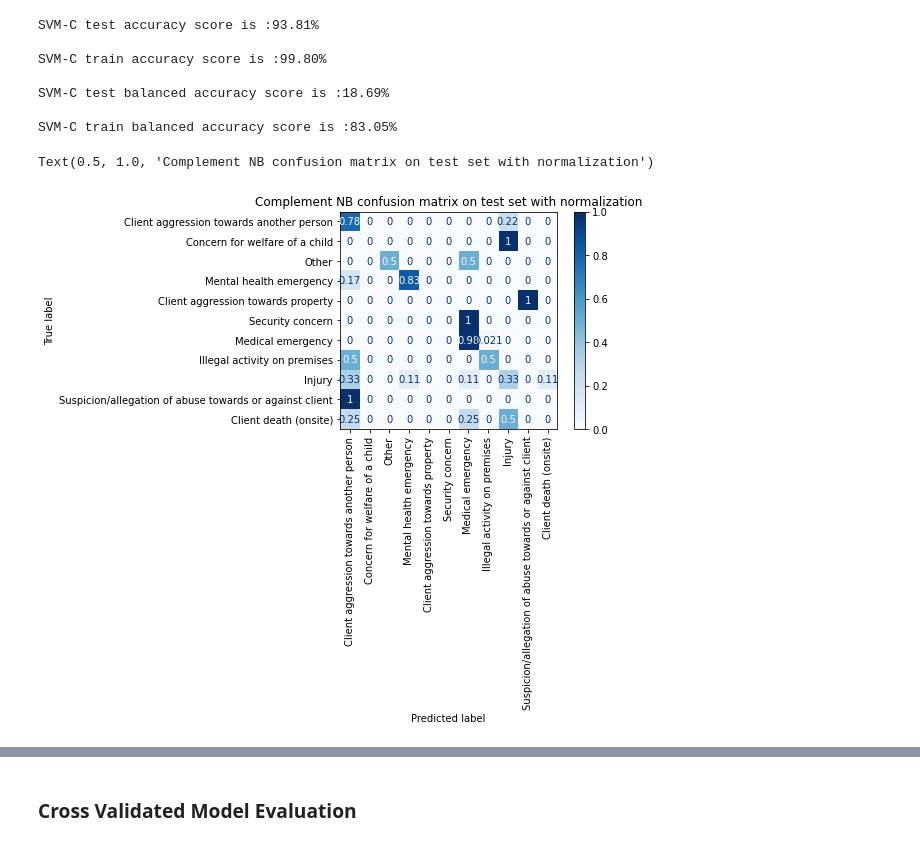
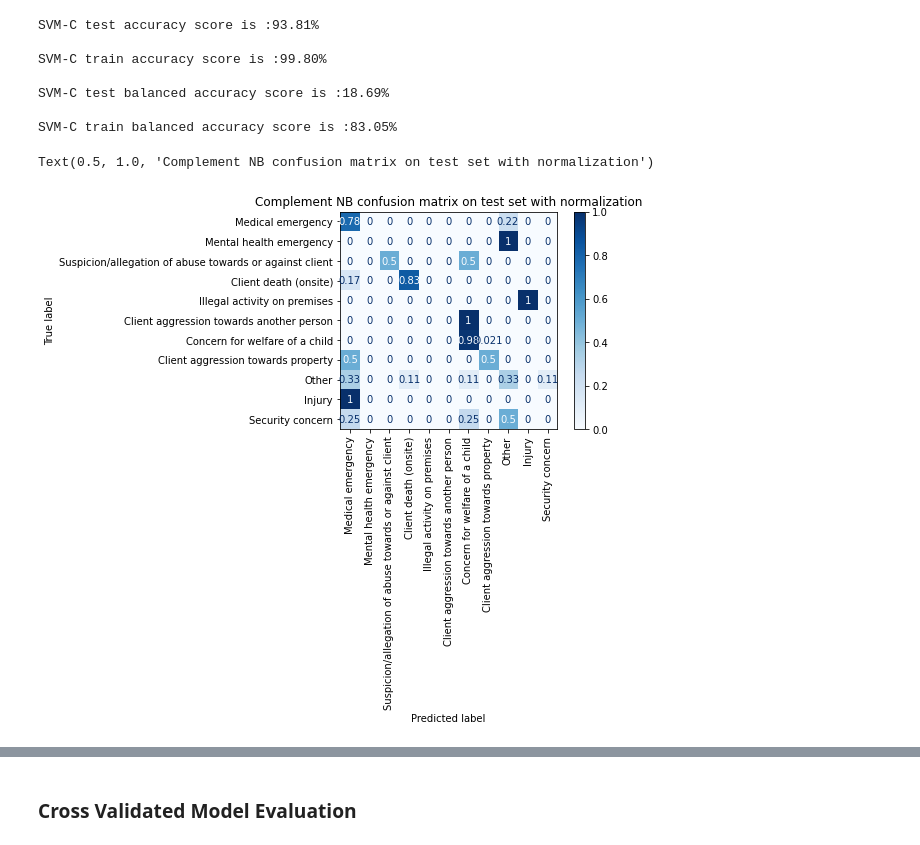
Before and after one commit to Code-the-Change-YYC/YW-NLP-Report-Classifier, a Jupyter notebook: training/description_classification/report_description_classification.ipynb, the cells around one changed output, grey strips where cells are left out. Saved outputs shown, nothing was run; the diff lists cells and outputs as text; code cells hidden in the pictures.

```diff
--- a/training/description_classification/report_description_classification.ipynb
+++ b/training/description_classification/report_description_classification.ipynb
@@ -166,7 +162,7 @@ yw_clean = word_vec.fit_transform(yw_clean)
 Split data into training and test data. The `random_state` of `32` has been manually optimized for our data.
 # %%
 X_train_set, X_test_set, y_train_set, y_test_set = train_test_split(
-    yw_clean, yw_txt_cats, train_size=0.75, random_state=32, shuffle=True
+    yw_clean, yw_df[ColName.INC_T1], train_size=0.75, random_state=32, shuffle=True
 )
 # %% [markdown]
 Assigns each label class a weight according to it's frequency of appearance in the dataset.
@@ -249,23 +245,22 @@ SVM-C test balanced accuracy score is :18.69%
 
 SVM-C train balanced accuracy score is :83.05%
 # %%
-true_test = encoder.inverse_transform(y_test_set)
-test_class = set(true_test)
+test_class = set(y_test_set)
 disp = plot_confusion_matrix(
     cnb,
     X_test_set,
     y_test_set,
     sample_weight=weight_test,
     normalize="true",
     display_labels=test_class,
     cmap=plt.cm.Blues,
     xticks_rotation="vertical",
 )
 title = "Complement NB confusion matrix on test set with normalization"
 disp.ax_.set_title(title)
 # %% [output]
 Text(0.5, 1.0, 'Complement NB confusion matrix on test set with normalization')
-[figure, old version]
+[figure, new version]
 # %%
 disp = plot_confusion_matrix(
     svm,
```
Also changed, not shown: parts of 7 cells of this notebook.
